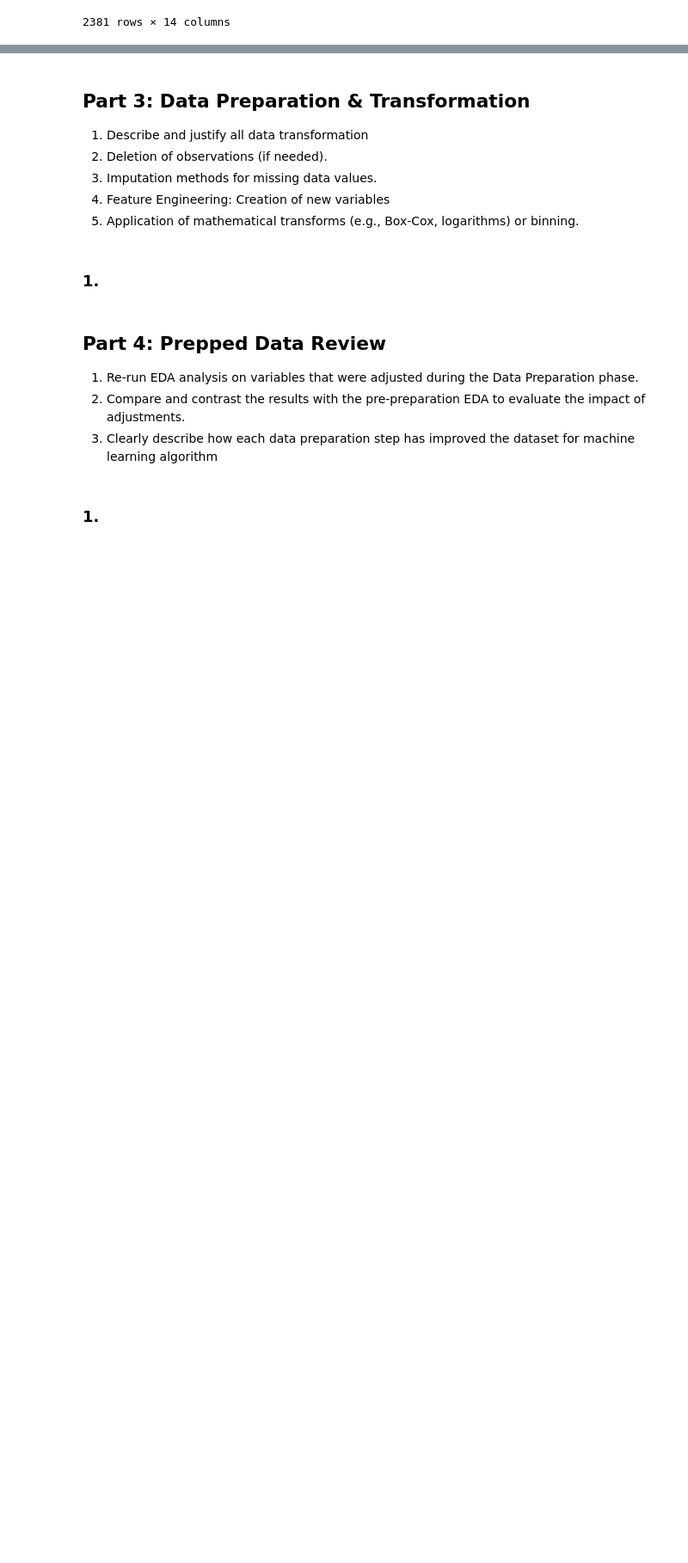
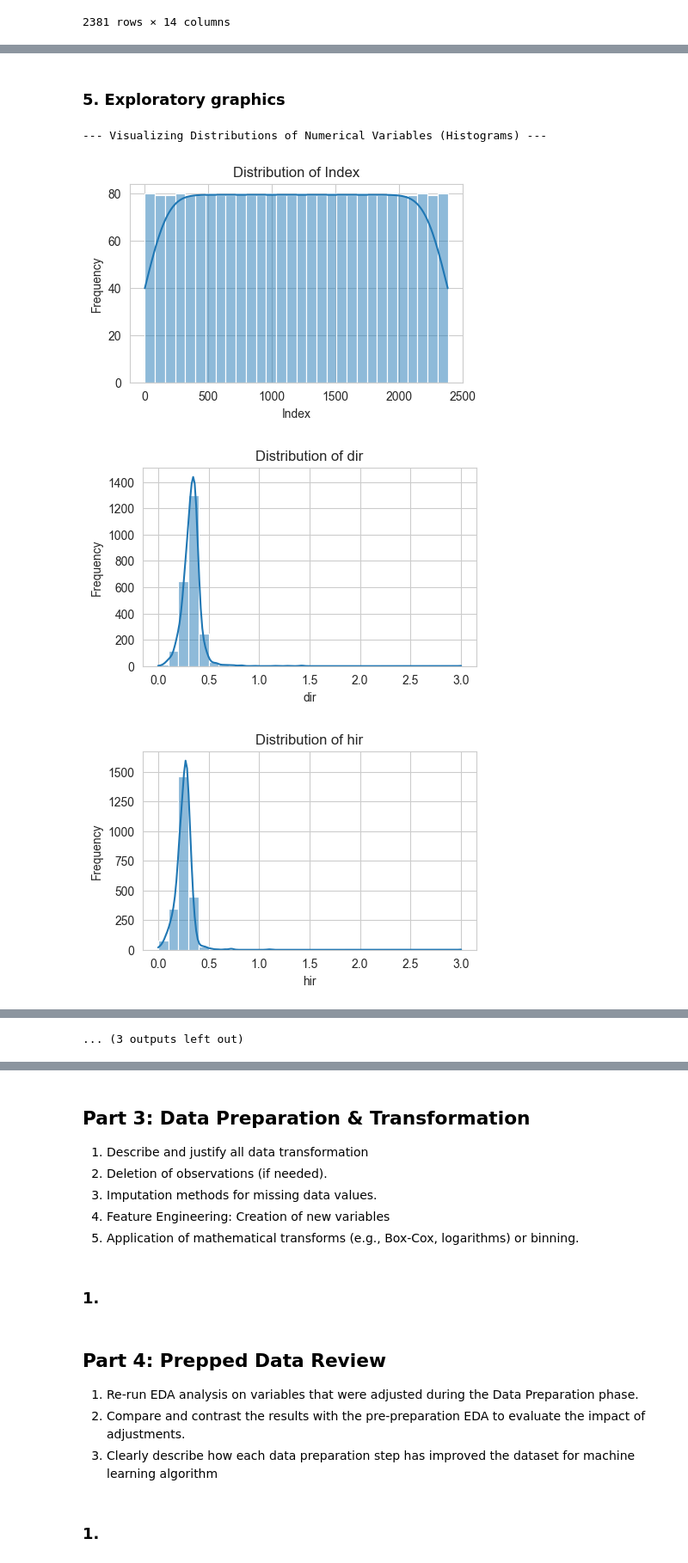
Before and after one commit to CheliMex/CS381_DataAnalytics, a Jupyter notebook: Quiz4/A_Castelan_Quiz4.ipynb, the cells around one changed output, grey strips where cells are left out. Shown: that part at 86% size. Drawn from its saved outputs; the diff is of its cells as text; code cells hidden in the pictures; blank space fills up the shorter version.

```diff
--- a/Quiz4/A_Castelan_Quiz4.ipynb
+++ b/Quiz4/A_Castelan_Quiz4.ipynb
@@ -174,0 +321,15 @@ df.describe()
+# %%
+print("--- Unique Values and Value Counts for Categorical/Object Columns (after initial conversions) ---")
+# Identify object columns (potential categorical) - this list will be smaller after 'yes'/'no' conversions
+object_cols = df.select_dtypes(include='object').columns
+
+for col in object_cols:
+    print(f"\n--- Column: {col} ---")
+    print(df[col].value_counts())
+    print(f"Number of unique values: {df[col].nunique()}")
+    # Check if there are values that might represent missing or erroneous data
+    if ' ' in df[col].unique() or '' in df[col].unique():
+        print(f"Warning: Column '{col}' contains empty strings.")
+    if 'unknown' in df[col].str.lower().unique():
+        print(f"Warning: Column '{col}' contains 'unknown' values.")
+object_cols
@@ -174,0 +339,32 @@ df.describe()
+# %% [markdown]
+### 5. Exploratory graphics
+# %%
+# Re-generate numerical and categorical columns lists after conversions
+numerical_cols = df.select_dtypes(include=np.number).columns.tolist()
+# 'deny' is now explicitly numeric, so it can stay in numerical_cols for the heatmap,
+# but we remove it from other general numerical plots if it's solely the target.
+if 'deny' in numerical_cols:
+    plot_numerical_cols = [col for col in numerical_cols if col != 'deny']
+else:
+    plot_numerical_cols = numerical_cols
+
+categorical_cols = df.select_dtypes(include='object').columns.tolist()
+# %%
+# Set a style for plots
+sns.set_style("whitegrid")
+plt.rcParams['figure.figsize'] = (5, 3)
+
+# Histograms
+print("--- Visualizing Distributions of Numerical Variables (Histograms) ---\n")
+for col in numerical_cols:
+    plt.figure()
+    sns.histplot(df[col].dropna(), kde=True, bins=30)
+    plt.title(f'Distribution of {col}')
+    plt.xlabel(col)
+    plt.ylabel('Frequency')
+    plt.show()
+# %% [output]
+--- Visualizing Distributions of Numerical Variables (Histograms) ---
+[figure, added]
+[figure, added]
+[figure, added]
@@ -174,0 +379 @@ df.describe()
+... (3 outputs left out)
```
Also changed, not shown: parts of 30 cells of this notebook.
